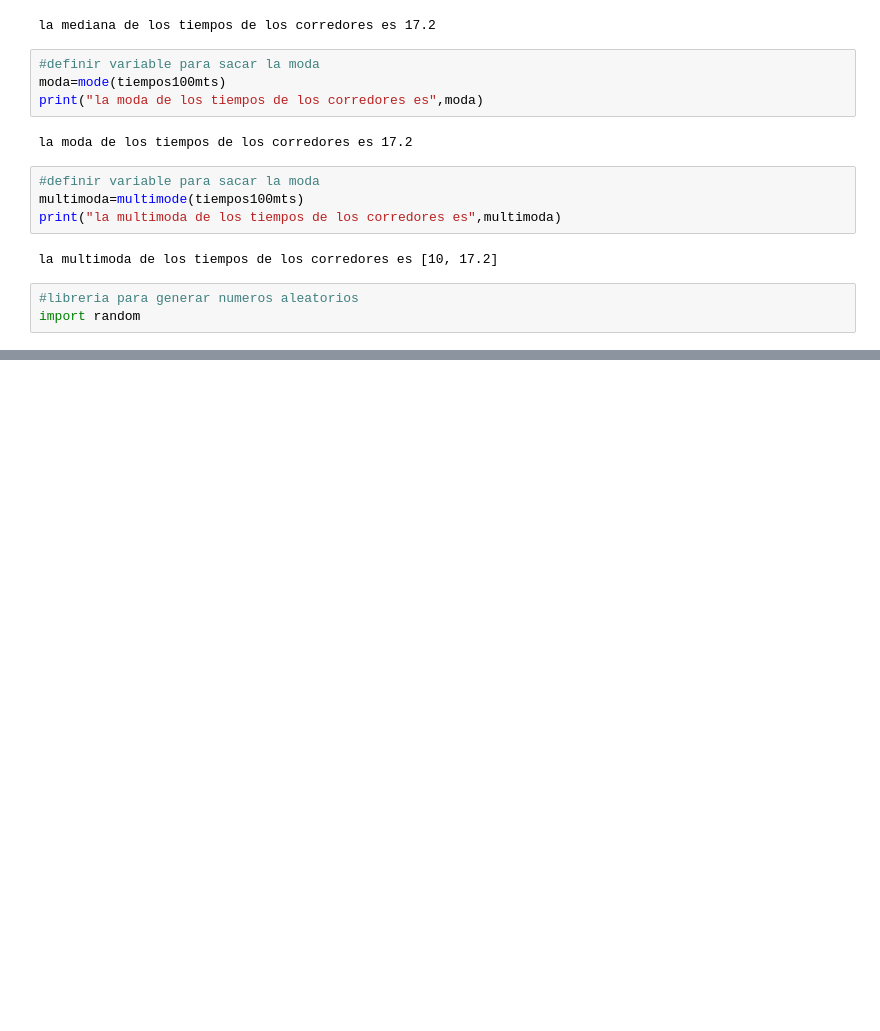
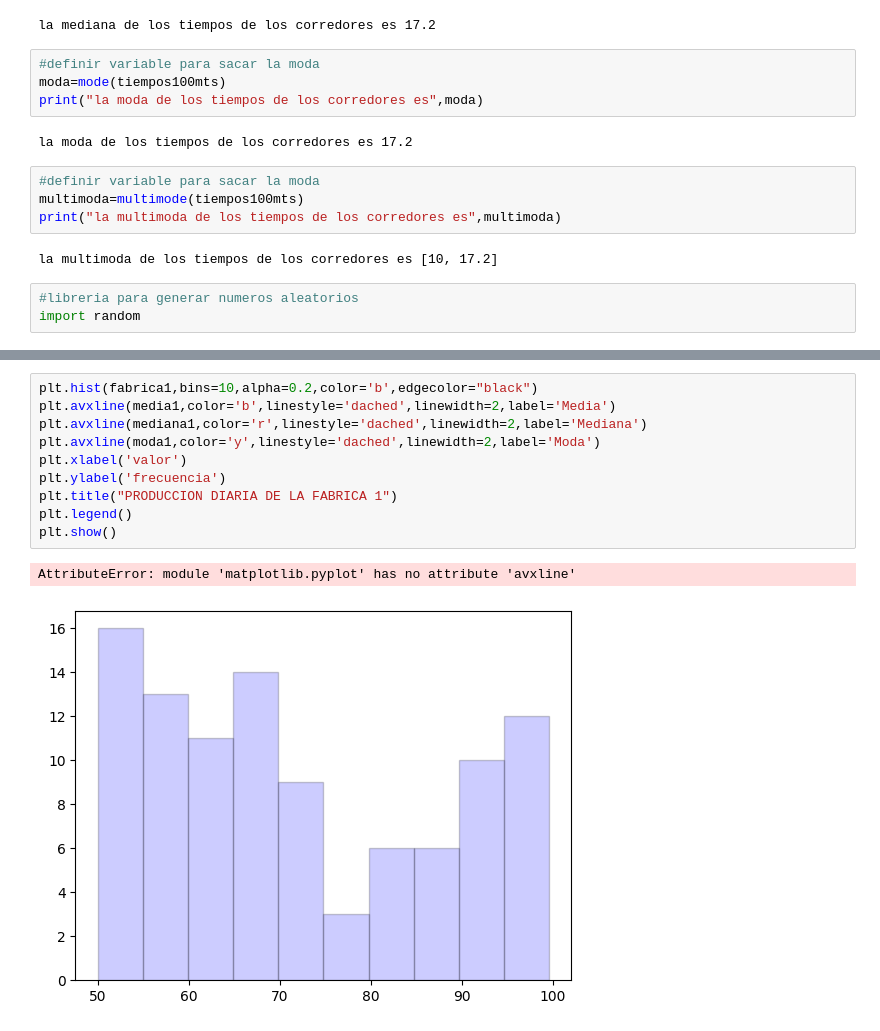
Before and after one commit to 25040150-source/PROBABILIDAD-Y-ESTADISTICA, a Jupyter notebook: practica1pye.ipynb, the cells around one changed output, grey strips where cells are left out. Drawn from its saved outputs; the diff is of its cells as text; blank space fills up the shorter version.

```diff
--- a/practica1pye.ipynb
+++ b/practica1pye.ipynb
@@ -84,0 +142,13 @@ print(fabrica1)
+# %%
+plt.hist(fabrica1,bins=10,alpha=0.2,color='b',edgecolor="black")
+plt.avxline(media1,color='b',linestyle='dached',linewidth=2,label='Media')
+plt.avxline(mediana1,color='r',linestyle='dached',linewidth=2,label='Mediana')
+plt.avxline(moda1,color='y',linestyle='dached',linewidth=2,label='Moda')
+plt.xlabel('valor')
+plt.ylabel('frecuencia')
+plt.title("PRODUCCION DIARIA DE LA FABRICA 1")
+plt.legend()
+plt.show()
+# %% [output]
+AttributeError: module 'matplotlib.pyplot' has no attribute 'avxline'
+[figure, added]
```
Also changed, not shown: parts of 8 cells of this notebook.
